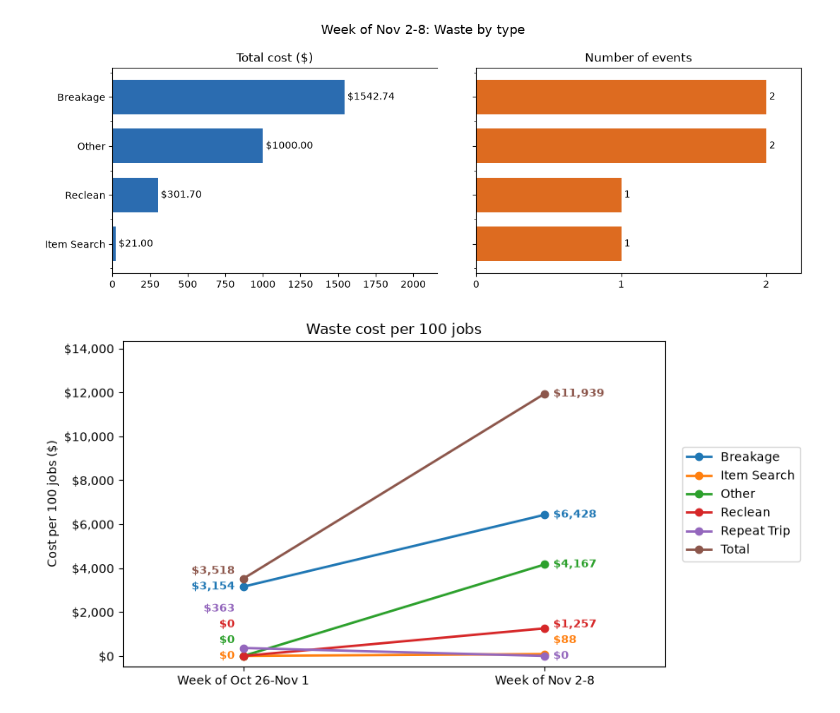
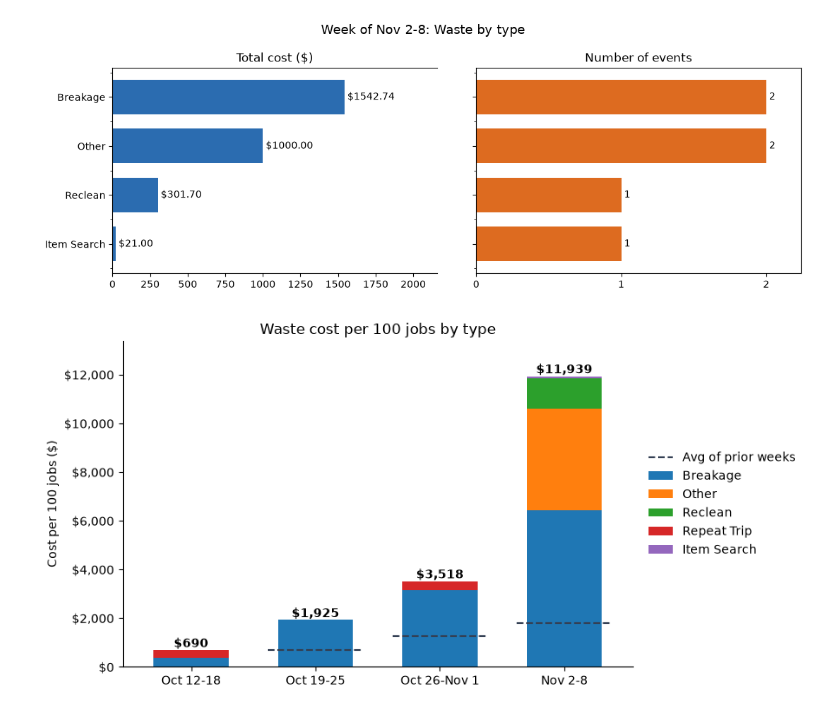
Before and after one commit to AidenCommits/data-analysis, a Jupyter notebook: notebooks/weekly_report.ipynb, the cells around one changed output. Cells and saved outputs as stored; diff of their text form; code cells hidden in the pictures.

Commit message:
Weekly report finalized and wage case notebooks checked

```diff
--- a/notebooks/weekly_report.ipynb
+++ b/notebooks/weekly_report.ipynb
@@ -124,9 +147,9 @@ else:
 # %% [output]
 [figure]
 # %%
-weekly_cost_chart(weeks, jobs_by_week, title="Waste cost per 100 jobs")
+waste_mix_chart(weeks, jobs_by_week, title="Waste cost per 100 jobs by type")
 # %% [output]
-[figure, old version]
+[figure, new version]
 # %%
 job_list = "; ".join(f"{w.removeprefix('Week of ')}: {j}" for w, j in jobs_by_week.items())
 display(Markdown(f"""## Data notes
```
Also changed, not shown: parts of 4 cells of this notebook, 3 other files.
